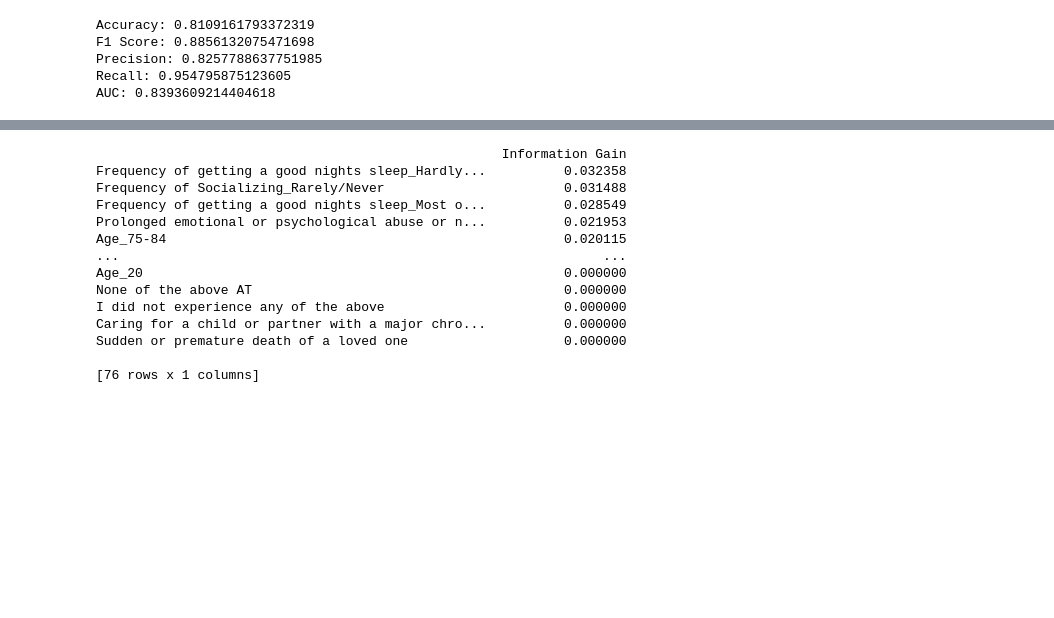
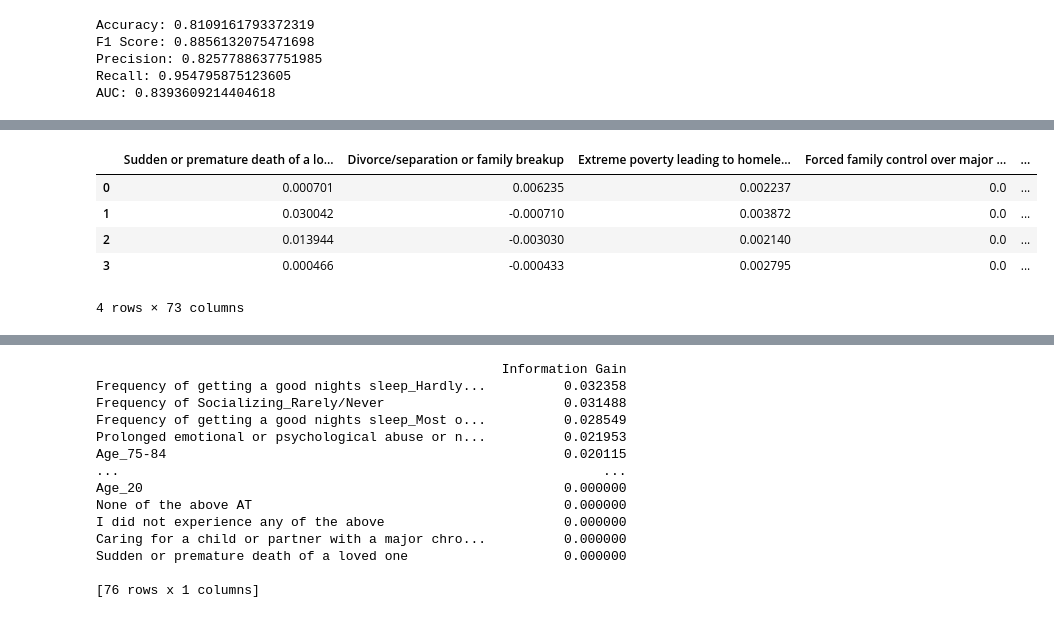
Before and after one commit to jerzybala/Ultra_PF_Smartphone, a Jupyter notebook: Shap_analysis_UPF.ipynb, the cells around one changed output, grey strips where cells are left out. Drawn from its saved outputs; the diff is of its cells as text; code cells hidden in the pictures; blank space fills up the shorter version.

Commit message:
modified:   .DS_Store 	new file:   Shap-analysis-1.py 	modified:   Shap_analysis_UPF.ipynb

```diff
--- a/Shap_analysis_UPF.ipynb
+++ b/Shap_analysis_UPF.ipynb
@@ -909 +934,12 @@ shap_values_C = explainer_C(X_train)
+# %%
+
+shap_values_C_df = pd.DataFrame(shap_values_C.values, columns=shap_values_C.feature_names)
+shap_values_C_df.head(4)
+# %% [output]
+|  | Sudden or premature death of a lo... | Divorce/separation or family breakup | Extreme poverty leading to homele... | Forced family control over major ... | ... |
+| 0 | 0.000701 | 0.006235 | 0.002237 | 0.0 | ... |
+| 1 | 0.030042 | -0.000710 | 0.003872 | 0.0 | ... |
+| 2 | 0.013944 | -0.003030 | 0.002140 | 0.0 | ... |
+| 3 | 0.000466 | -0.000433 | 0.002795 | 0.0 | ... |
+4 rows × 73 columns
 # %%
```
Also changed, not shown: parts of 7 cells of this notebook, 2 other files.
